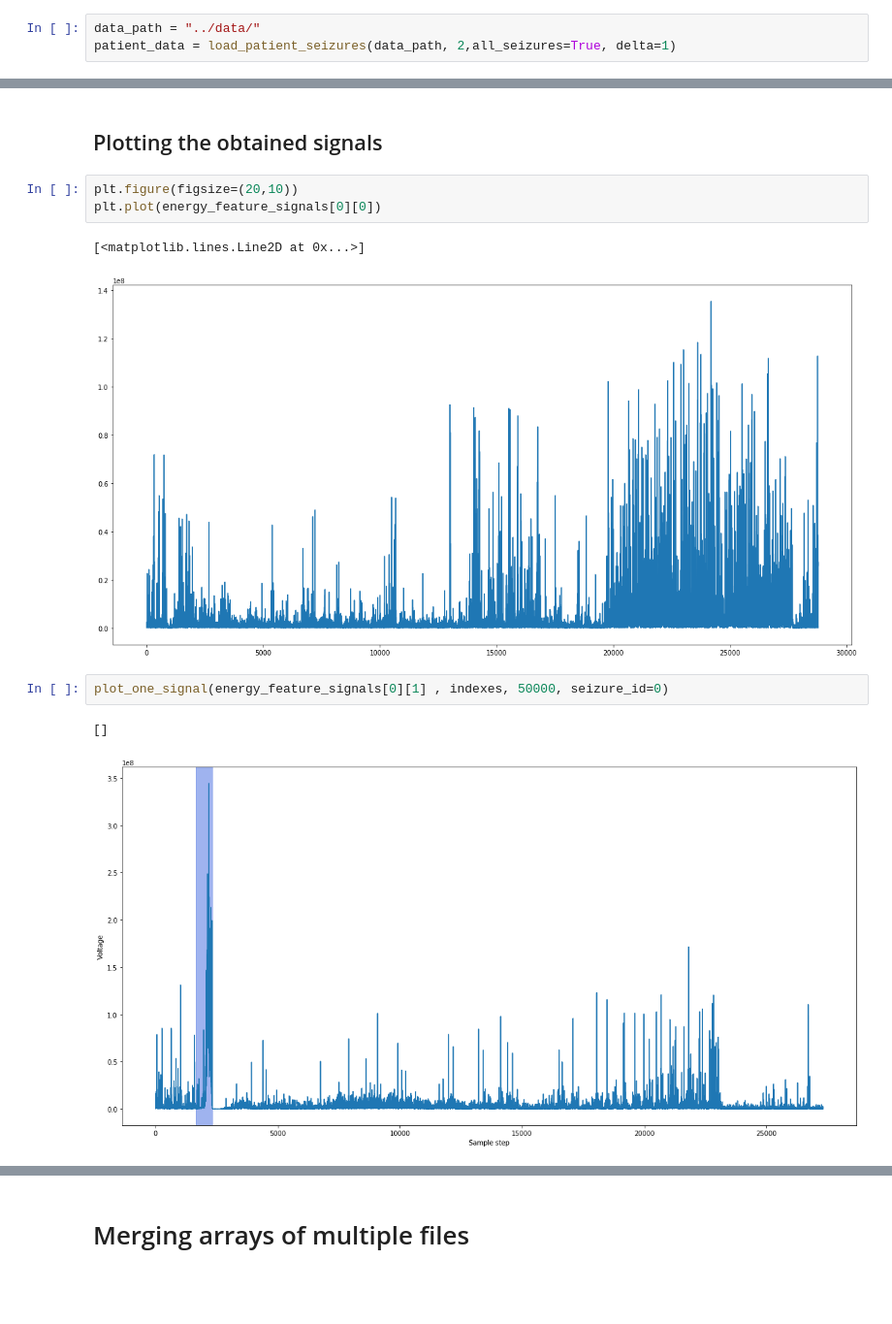
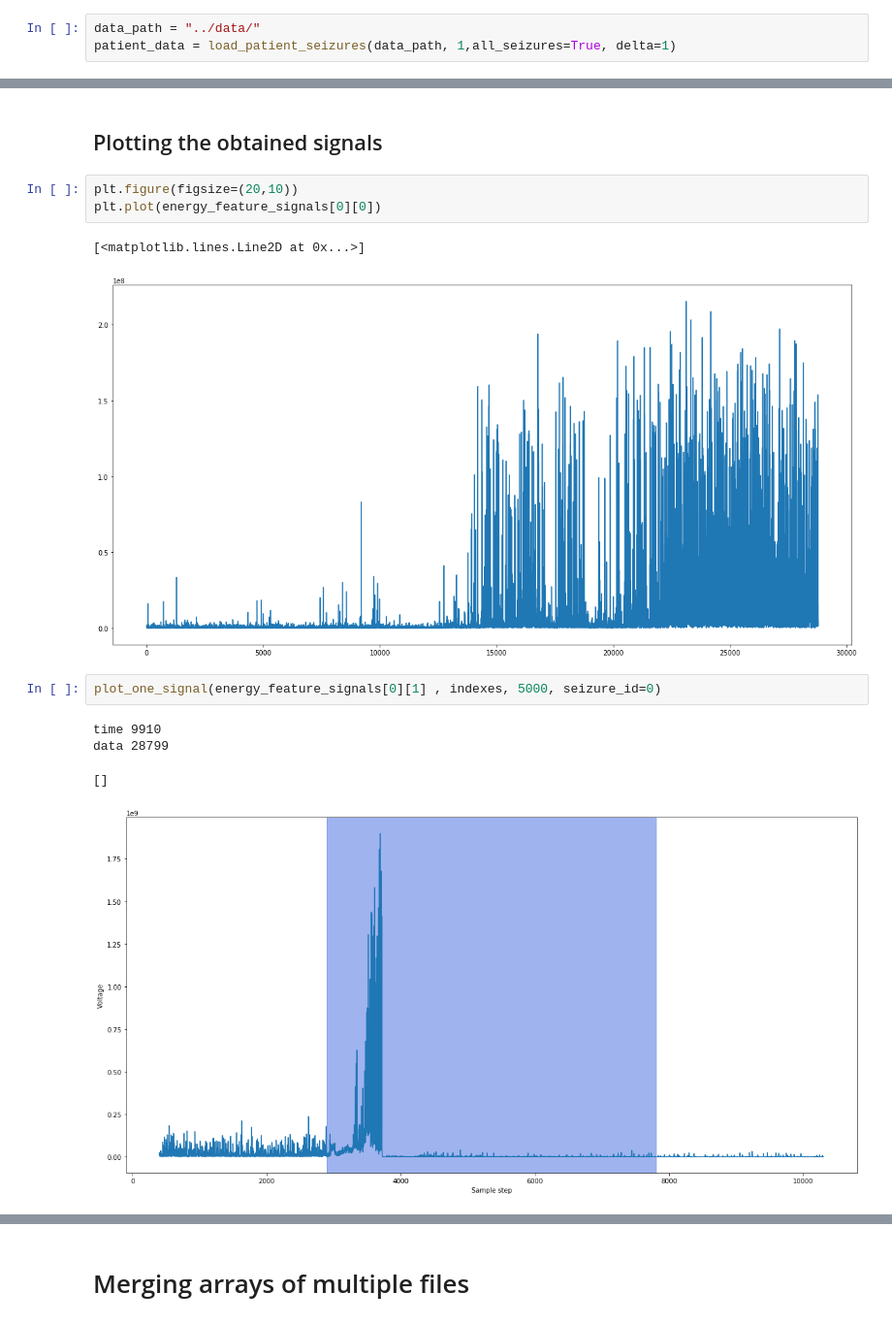
Before and after one commit to sinitame/ieeg-ml-project, a Jupyter notebook: notebooks/Feature_selection.ipynb, the cells around one changed output, grey strips where cells are left out. Shown at 97% size. Drawn from its saved outputs; the diff is of its cells as text; blank space fills up the shorter version.

```diff
--- a/notebooks/Feature_selection.ipynb
+++ b/notebooks/Feature_selection.ipynb
@@ -14,5 +14,5 @@ from matplotlib import pyplot as plt
 # Extract metrics for feature according to threshold value
 # %%
 data_path = "../data/"
-patient_data = load_patient_seizures(data_path, 2,all_seizures=True, delta=1)
+patient_data = load_patient_seizures(data_path, 1,all_seizures=True, delta=1)
 # %% [output]
@@ -53,12 +53,14 @@ plt.figure(figsize=(20,10))
 plt.plot(energy_feature_signals[0][0])
 # %% [output]
 [<matplotlib.lines.Line2D at 0x...>]
-[figure, old version]
+[figure, new version]
 # %%
-plot_one_signal(energy_feature_signals[0][1] , indexes, 50000, seizure_id=0)
+plot_one_signal(energy_feature_signals[0][1] , indexes, 5000, seizure_id=0)
 # %% [output]
-[]
+time 9910
+data 28799
+[]
-[figure, old version]
+[figure, new version]
 # %%
 plt.figure(figsize=(20,10))
 plt.plot(energy_feature_signals[0][2])
```
Also changed, not shown: parts of 29 cells of this notebook.
